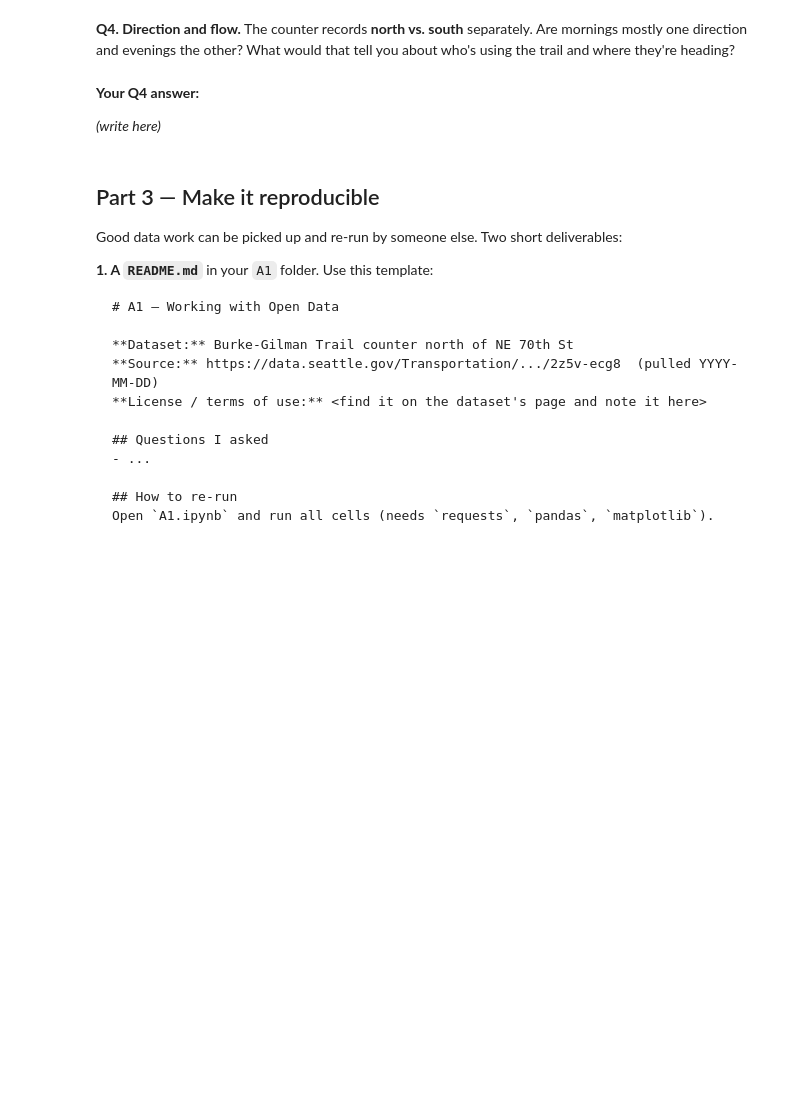
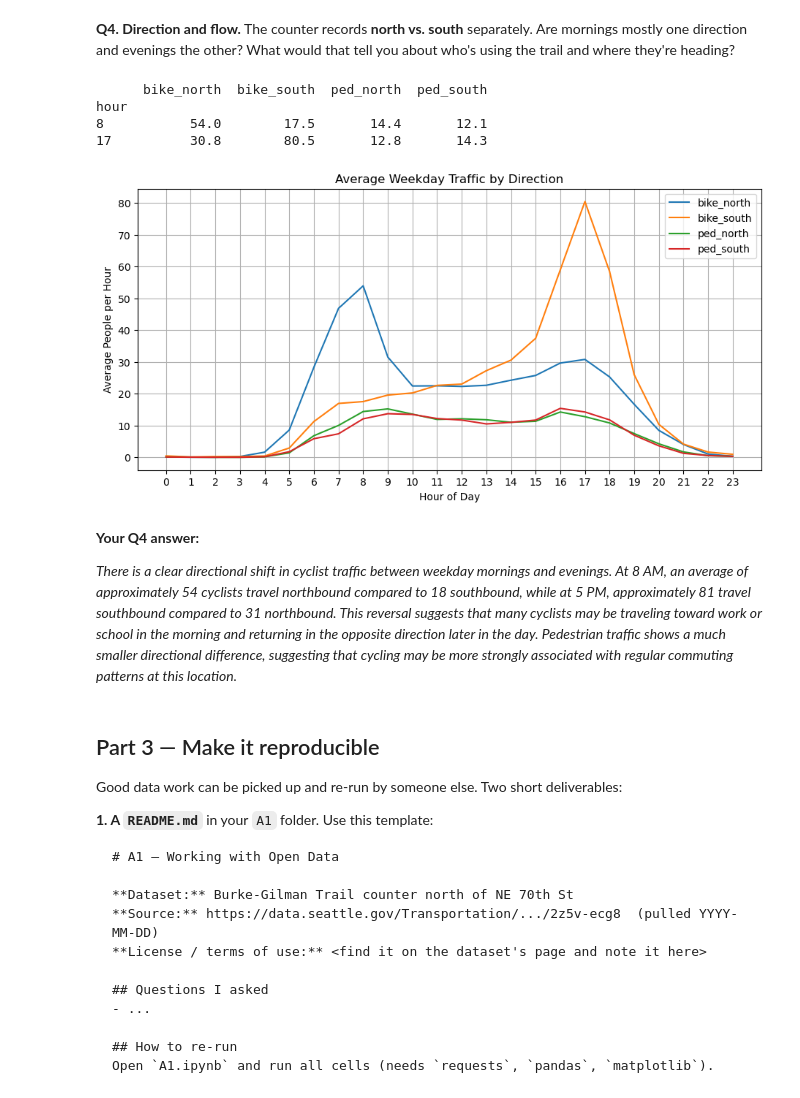
Before and after one commit to cooluj/hcde-410, a Jupyter notebook: A1/A1.ipynb, the cells around one changed output. Drawn from its saved outputs; the diff is of its cells as text; code cells hidden in the pictures; blank space fills up the shorter version.

```diff
--- a/A1/A1.ipynb
+++ b/A1/A1.ipynb
@@ -170,10 +237,31 @@ Is there evidence people use the Burke-Gilman to *commute*, not just for fun? Co
 The counter records **north vs. south** separately. Are mornings mostly one direction and evenings the other? What would that tell you about who's using the trail and where they're heading?
 # %%
 # Your code for Q4
+weekdays = df[df["date"].dt.dayofweek < 5]
+
+direction = weekdays.groupby("hour")[
+    ["bike_north", "bike_south", "ped_north", "ped_south"]
+].mean()
+
+print(direction.loc[[8, 17]].round(1))
+
+direction.plot(figsize=(11, 5))
+plt.title("Average Weekday Traffic by Direction")
+plt.xlabel("Hour of Day")
+plt.ylabel("Average People per Hour")
+plt.xticks(range(24))
+plt.grid(True)
+plt.show()
+# %% [output]
+      bike_north  bike_south  ped_north  ped_south
+hour
+8           54.0        17.5       14.4       12.1
+17          30.8        80.5       12.8       14.3
+[figure, added]
 # %% [markdown]
 **Your Q4 answer:**
 
-*(write here)*
+*There is a clear directional shift in cyclist traffic between weekday mornings and evenings. At 8 AM, an average of approximately 54 cyclists travel northbound compared to 18 southbound, while at 5 PM, approximately 81 travel southbound compared to 31 northbound. This reversal suggests that many cyclists may be traveling toward work or school in the morning and returning in the opposite direction later in the day. Pedestrian traffic shows a much smaller directional difference, suggesting that cycling may be more strongly associated with regular commuting patterns at this location.*
 # %% [markdown]
 ## Part 3 — Make it reproducible
 
```
Also changed, not shown: parts of 7 cells of this notebook, 1 other file.
